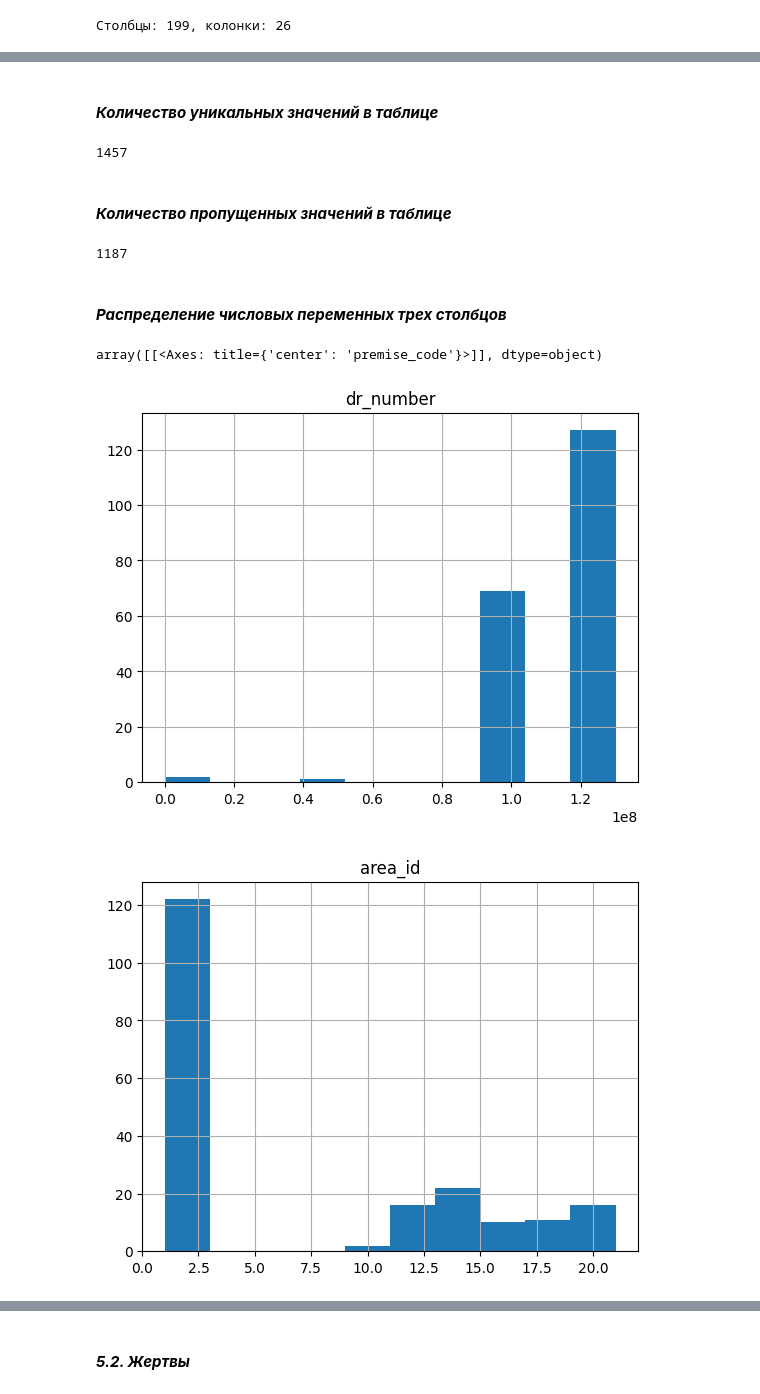
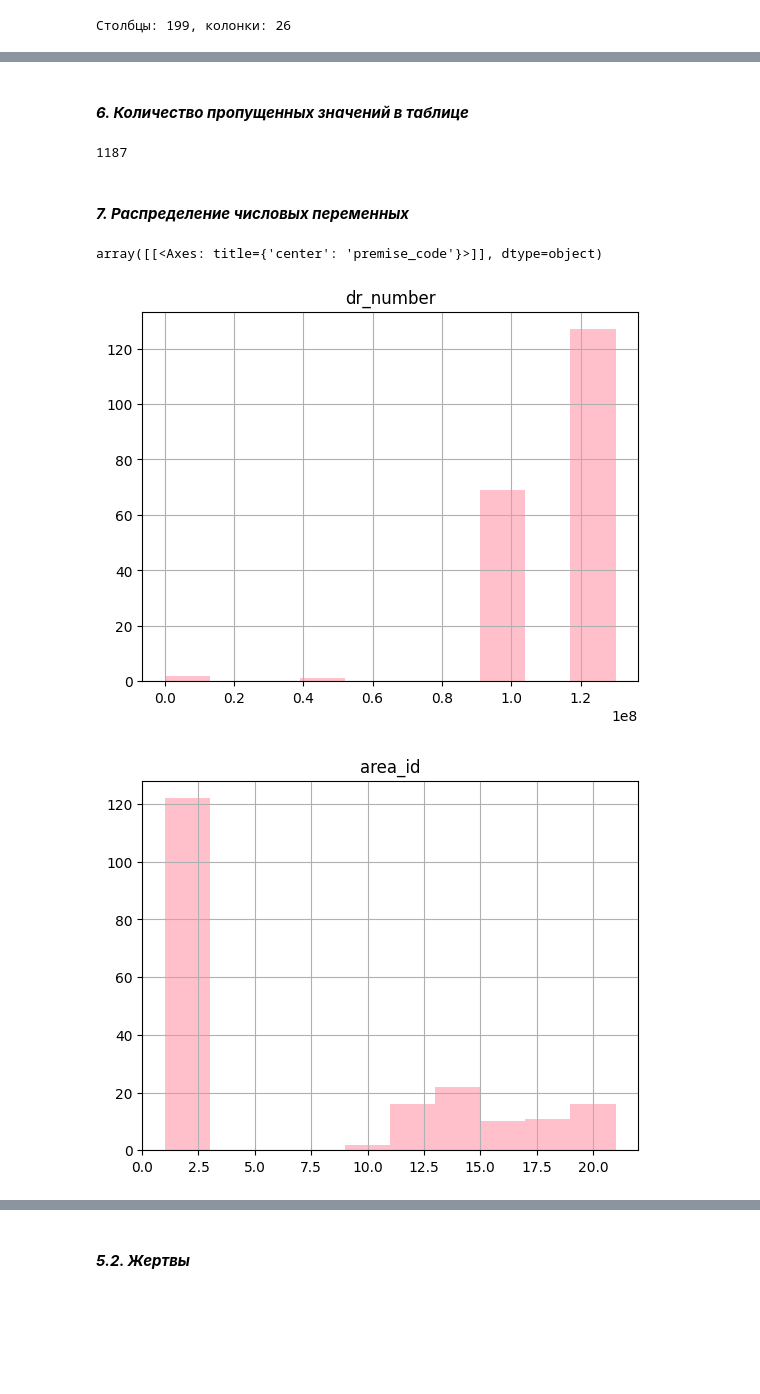
Before and after one commit to setusq/LabN6, a Jupyter notebook: lab3.ipynb, the cells around one changed output, grey strips where cells are left out. Drawn from its saved outputs; the diff is of its cells as text; code cells hidden in the pictures; blank space fills up the shorter version.

```diff
--- a/lab3.ipynb
+++ b/lab3.ipynb
@@ -80,27 +57,18 @@ cross_street               object
 location                   object
 dtype: object
 # %% [markdown]
-<h4><b><i>Количество уникальных значений в таблице</i></b></h4>
+<h4><b><i>6. Количество пропущенных значений в таблице</i></b></h4>
-# %%
-count = 0
-for i in df.columns:
-    count += len(df[i].unique())
-count
-# %% [output]
-1457
-# %% [markdown]
-<h4><b><i>Количество пропущенных значений в таблице</i></b></h4>
 # %%
 df.isnull().sum().sum()
 # %% [output]
 1187
 # %% [markdown]
-<h4><b><i>Распределение числовых переменных трех столбцов</i></b></h4>
+<h4><b><i>7. Распределение числовых переменных</i></b></h4>
 # %%
-df.hist('dr_number')
-df.hist('area_id')
-df.hist('premise_code')
+df.hist('dr_number', color='pink')
+df.hist('area_id', color='pink')
+df.hist('premise_code', color='pink')
 # %% [output]
 array([[<Axes: title={'center': 'premise_code'}>]], dtype=object)
-[figure, old version]
+[figure, new version]
-[figure, old version]
+[figure, new version]
```
Also changed, not shown: parts of 21 cells of this notebook.
